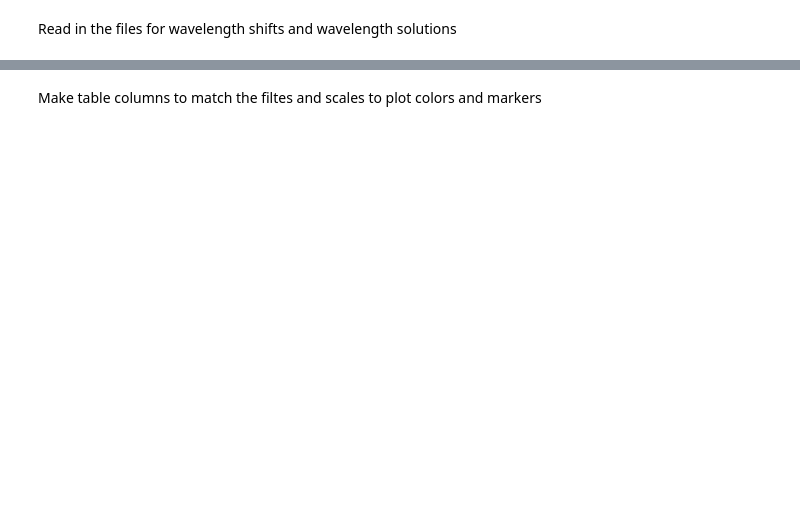
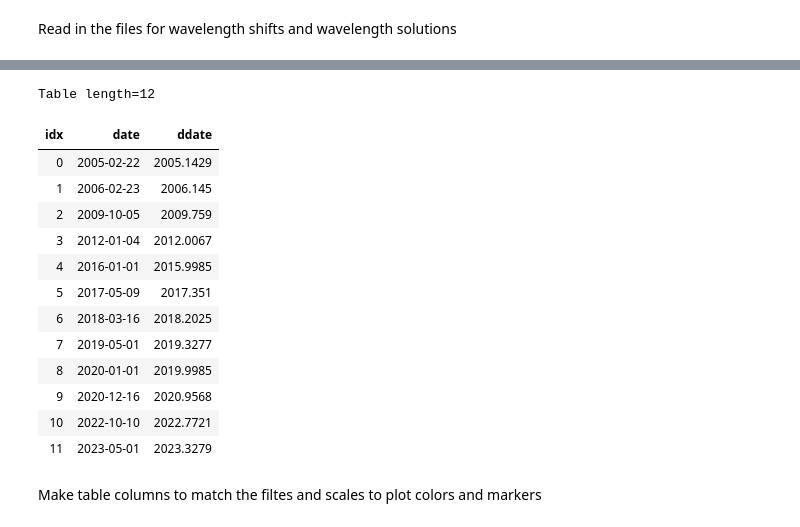
Before and after one commit to Keck-DataReductionPipelines/OsirisDRP, a Jupyter notebook: data/Plot_Wavelength_Shift_Time_Dependence.ipynb, the cells around one changed output, grey strips where cells are left out. Drawn from its saved outputs; the diff is of its cells as text; code cells hidden in the pictures; blank space fills up the shorter version.

```diff
--- a/data/Plot_Wavelength_Shift_Time_Dependence.ipynb
+++ b/data/Plot_Wavelength_Shift_Time_Dependence.ipynb
@@ -23,3 +40,20 @@ wavesol_table = Table.read(wavesol_file,format='ascii')
+# %%
+wavesol_table.show_in_notebook()
+# %% [output]
+Table length=12
+| idx | date | ddate |
+| 0 | 2005-02-22 | 2005.1429 |
+| 1 | 2006-02-23 | 2006.145 |
+| 2 | 2009-10-05 | 2009.759 |
+| 3 | 2012-01-04 | 2012.0067 |
+| 4 | 2016-01-01 | 2015.9985 |
+| 5 | 2017-05-09 | 2017.351 |
+| 6 | 2018-03-16 | 2018.2025 |
+| 7 | 2019-05-01 | 2019.3277 |
+| 8 | 2020-01-01 | 2019.9985 |
+| 9 | 2020-12-16 | 2020.9568 |
+| 10 | 2022-10-10 | 2022.7721 |
+| 11 | 2023-05-01 | 2023.3279 |
 # %% [markdown]
 Make table columns to match the filtes and scales to plot colors and markers
 # %%
```
Also changed, not shown: parts of 7 cells of this notebook, 1 other file.
